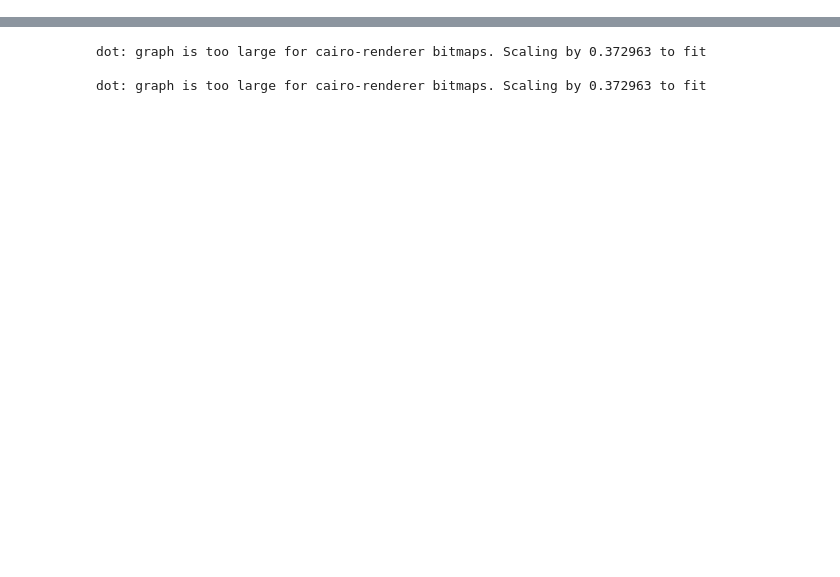
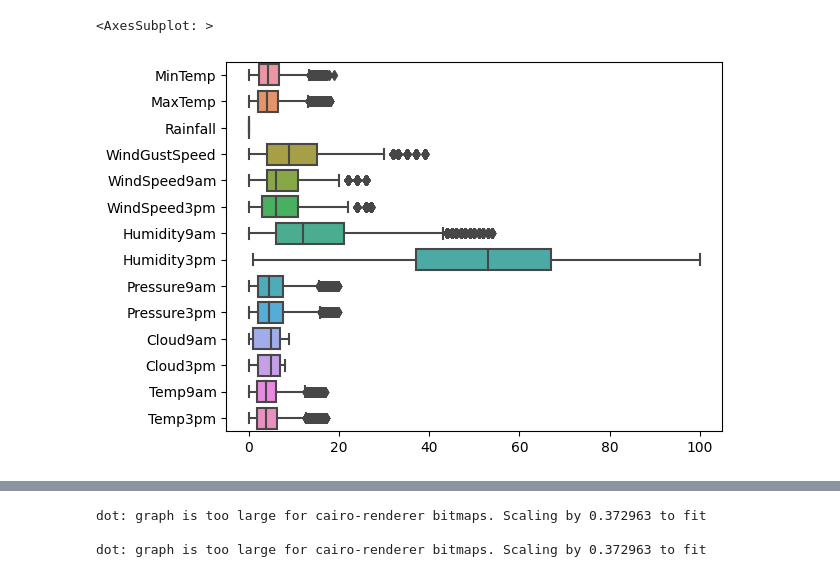
Before and after one commit to Musab520/MachineLearningProject2, a Jupyter notebook: Decision Tree.ipynb, the cells around one changed output, grey strips where cells are left out. Saved outputs shown, nothing was run; the diff lists cells and outputs as text; code cells hidden in the pictures; blank space fills up the shorter version.

```diff
--- a/Decision Tree.ipynb
+++ b/Decision Tree.ipynb
@@ -30,6 +30,22 @@ df.describe()
 | 50% | 14.000000 | 23.400000 | 0.000000 | 37.000000 | 11.000000 | 17.000000 | 71.000000 | 53.000000 | ... |
 | 75% | 18.000000 | 27.500000 | 0.800000 | 46.000000 | 19.000000 | 22.000000 | 83.000000 | 67.000000 | ... |
 | max | 29.700000 | 47.300000 | 371.000000 | 135.000000 | 130.000000 | 83.000000 | 100.000000 | 100.000000 | ... |
+# %%
+#Remove Outliers
+# IQR
+import seaborn as sns
+def remove_outlier_Hampel(df):
+    med=df.median()
+    List=abs(df-med)
+    cond=List.median()*4.5
+    good_list=List[~(List>cond)]
+    return good_list
+outlier_columns=['MinTemp','MaxTemp','Rainfall','WindGustSpeed','WindSpeed9am','WindSpeed3pm','Humidity9am','Temp9am','Temp3pm','Pressure9am','Pressure3pm']
+df[outlier_columns]=remove_outlier_Hampel(df[outlier_columns])
+sns.boxplot(data=df, orient="h")
+# %% [output]
+<AxesSubplot: >
+[figure, added]
 # %%
 #Adding Constants(min value) instead of Null Values for Numeric Columns
 #Dropping Rows with Null Categorical Value
```
Also changed, not shown: parts of 5 cells of this notebook.
